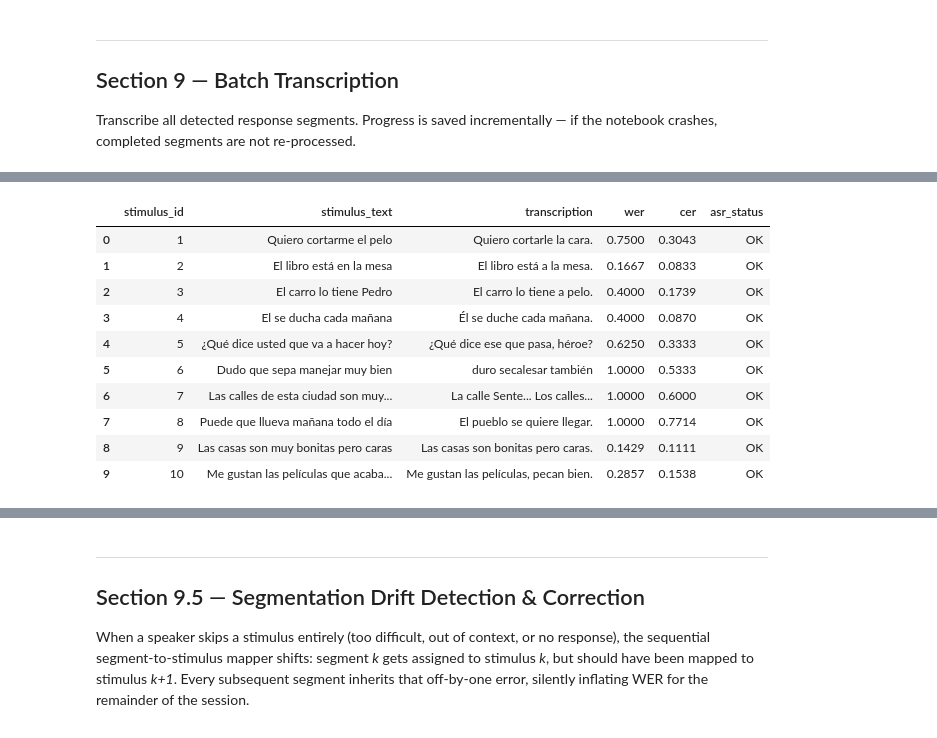
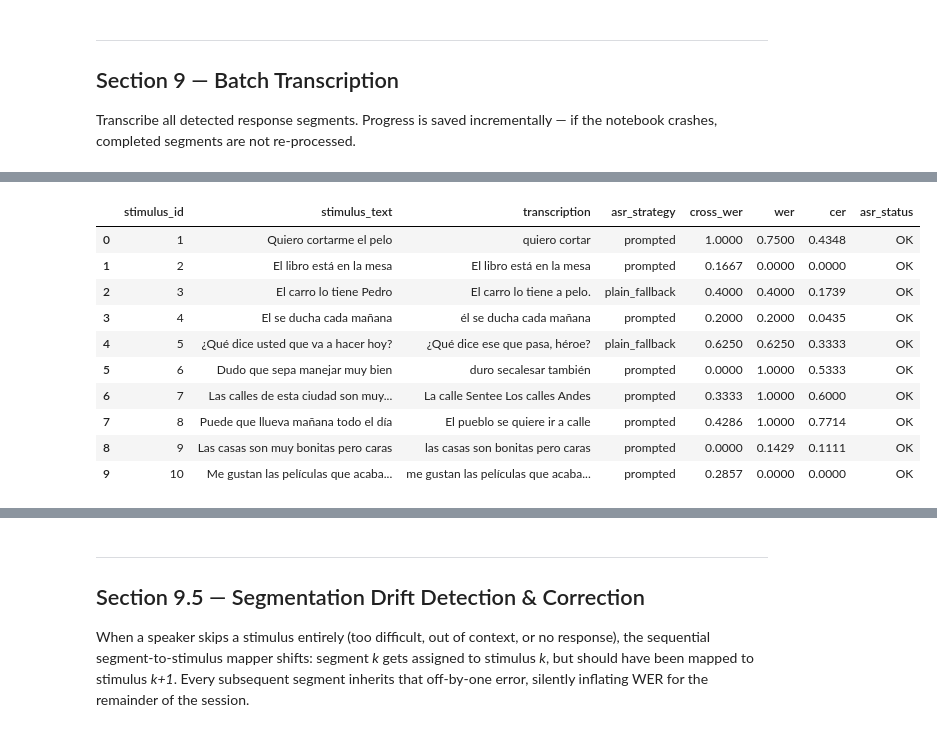
Before and after one commit to gupta-tilak/autoeit_humanai, a Jupyter notebook: eit_transcription.ipynb, the cells around one changed output, grey strips where cells are left out. Cells and saved outputs as stored; diff of their text form; code cells hidden in the pictures.

Commit message:
implemented Stimulus Prompted Decoding

```diff
--- a/eit_transcription.ipynb
+++ b/eit_transcription.ipynb
@@ -756,13 +863,23 @@ checkpoint = load_checkpoint(CHECKPOINT_PATH)
 
 
 def run_batch_transcription(to_transcribe_df, model, backend, checkpoint,
-                              checkpoint_path, output_dir):
+                              checkpoint_path, output_dir,
+                              use_stimulus_prompt=True):
     """
     Transcribe all segments, with checkpointing and per-segment error handling.
 
+    Parameters
+    ----------
+    use_stimulus_prompt : bool (default True)
+        When True, calls transcribe_with_stimulus_prompt() for each segment,
+        passing the stimulus sentence as initial_prompt.  Records an extra set
+        of columns: text_prompted, text_plain, asr_strategy, over_anchored,
+        cross_wer.  The chosen transcription (after over-anchoring guard) is
+        stored in the 'transcription' column as usual.
+
     Returns DataFrame with transcription + scoring results.
     """
-    results = []
+    results    = []
     total_time = 0.0
 
     for _, row in tqdm(to_transcribe_df.iterrows(),
@@ -785,16 +902,32 @@ def run_batch_transcription(to_transcribe_df, model, backend, checkpoint,
 
         # ── Transcribe ───────────────────────────────────────────────────
         try:
-            asr = transcribe(file_path, model, backend)
+            if use_stimulus_prompt:
+                asr = transcribe_with_stimulus_prompt(
+                    file_path, model, backend,
+                    stimulus_text=row['stimulus_text'],
+                )
+            else:
+                asr = transcribe(file_path, model, backend)
+                # Normalise to the extended schema so downstream code is uniform
+                asr.setdefault('text_prompted', asr['text'])
+                asr.setdefault('text_plain',    asr['text'])
+                asr.setdefault('strategy',      'plain_only')
+                asr.setdefault('over_anchored', False)
+                asr.setdefault('cross_wer',     0.0)
         except Exception as e:
             print(f"\n  ERROR on stimulus {sid}: {e}")
-            asr = {'text': '', 'no_speech_prob': 1.0, 'words': [],
-                   'backend': backend, 'elapsed_s': 0.0}
+            asr = {
+                'text': '', 'text_prompted': '', 'text_plain': '',
+                'strategy': 'error', 'over_anchored': False, 'cross_wer': 1.0,
+                'no_speech_prob': 1.0, 'words': [],
+                'backend': backend, 'elapsed_s': 0.0,
+            }
 
         # ── Score ────────────────────────────────────────────────────────
         scores = score_transcription(asr['text'], row['stimulus_text'])
 
-        # ── Flag silence / no-speech ────────────────────────────────────
+        # ── Flag silence / no-speech ─────────────────────────────────────
         is_silence = asr['no_speech_prob'] >= NO_SPEECH_THRESH
         asr_status = 'SILENCE' if is_silence else ('OK' if asr['text'].strip() else 'EMPTY')
 
@@ -806,6 +939,11 @@ def run_batch_transcription(to_transcribe_df, model, backend, checkpoint,
             'response_duration': row['response_duration'],
             'response_file'    : file_path,
             'transcription'    : asr['text'],
+            'text_prompted'    : asr.get('text_prompted', asr['text']),
+            'text_plain'       : asr.get('text_plain',    asr['text']),
+            'asr_strategy'     : asr.get('strategy',      'plain_only'),
+            'over_anchored'    : asr.get('over_anchored', False),
+            'cross_wer'        : asr.get('cross_wer',     0.0),
             'transcription_norm': scores['hyp_norm'],
             'stimulus_norm'    : scores['ref_norm'],
             'wer'              : scores['wer'],
@@ -828,8 +966,9 @@ def run_batch_transcription(to_transcribe_df, model, backend, checkpoint,
             save_checkpoint(checkpoint_path, checkpoint)
 
     save_checkpoint(checkpoint_path, checkpoint)
+    mode_label = "stimulus-prompted" if use_stimulus_prompt else "plain"
     print(f"\nTotal transcription time: {total_time:.1f}s "
-          f"({total_time/max(len(results),1):.2f}s/seg avg)")
+          f"({total_time/max(len(results),1):.2f}s/seg avg)  [{mode_label}]")
     return pd.DataFrame(results)
 
 
@@ -843,6 +982,11 @@ def _make_missing_record(row):
         'response_duration': row.get('response_duration', None),
         'response_file'    : str(row.get('response_file', '')),
         'transcription'    : '',
+        'text_prompted'    : '',
+        'text_plain'       : '',
+        'asr_strategy'     : 'N/A',
+        'over_anchored'    : False,
+        'cross_wer'        : None,
         'transcription_norm': '',
         'stimulus_norm'    : normalize_text(row['stimulus_text']),
         'wer'              : None,
@@ -858,9 +1002,11 @@ def _make_missing_record(row):
 
 
 # ── Run batch ────────────────────────────────────────────────────────────
+# use_stimulus_prompt=True enables two-pass decoding with over-anchoring guard
 transcription_df = run_batch_transcription(
     to_transcribe, model, ACTIVE_BACKEND,
-    checkpoint, CHECKPOINT_PATH, OUTPUT_DIR
+    checkpoint, CHECKPOINT_PATH, OUTPUT_DIR,
+    use_stimulus_prompt=True,
 )
 
 # ── Merge in MISSING segments from segmentation ──────────────────────────
@@ -872,5 +1018,5 @@ if not missing_segs.empty:
 transcription_df = transcription_df.sort_values('stimulus_id').reset_index(drop=True)
 
 print(f"\nTranscription complete: {len(transcription_df)} rows")
-transcription_df[['stimulus_id','stimulus_text','transcription','wer','cer','asr_status']].head(10)
+transcription_df[['stimulus_id','stimulus_text','transcription','asr_strategy','cross_wer','wer','cer','asr_status']].head(10)
 # %% [output]
@@ -878,13 +1024,13 @@ Total transcription time: 389.7s (12.99s/seg avg)
 
 Transcription complete: 30 rows
-|  | stimulus_id | stimulus_text | transcription | wer | cer | asr_status |
-| 0 | 1 | Quiero cortarme el pelo | Quiero cortarle la cara. | 0.7500 | 0.3043 | OK |
-| 1 | 2 | El libro está en la mesa | El libro está a la mesa. | 0.1667 | 0.0833 | OK |
-| 2 | 3 | El carro lo tiene Pedro | El carro lo tiene a pelo. | 0.4000 | 0.1739 | OK |
-| 3 | 4 | El se ducha cada mañana | Él se duche cada mañana. | 0.4000 | 0.0870 | OK |
-| 4 | 5 | ¿Qué dice usted que va a hacer hoy? | ¿Qué dice ese que pasa, héroe? | 0.6250 | 0.3333 | OK |
-| 5 | 6 | Dudo que sepa manejar muy bien | duro secalesar también | 1.0000 | 0.5333 | OK |
-| 6 | 7 | Las calles de esta ciudad son muy... | La calle Sente... Los calles... | 1.0000 | 0.6000 | OK |
-| 7 | 8 | Puede que llueva mañana todo el día | El pueblo se quiere llegar. | 1.0000 | 0.7714 | OK |
-| 8 | 9 | Las casas son muy bonitas pero caras | Las casas son bonitas pero caras. | 0.1429 | 0.1111 | OK |
-| 9 | 10 | Me gustan las películas que acaba... | Me gustan las películas, pecan bien. | 0.2857 | 0.1538 | OK |
+|  | stimulus_id | stimulus_text | transcription | asr_strategy | cross_wer | wer | cer | asr_status |
+| 0 | 1 | Quiero cortarme el pelo | quiero cortar | prompted | 1.0000 | 0.7500 | 0.4348 | OK |
+| 1 | 2 | El libro está en la mesa | El libro está en la mesa | prompted | 0.1667 | 0.0000 | 0.0000 | OK |
+| 2 | 3 | El carro lo tiene Pedro | El carro lo tiene a pelo. | plain_fallback | 0.4000 | 0.4000 | 0.1739 | OK |
+| 3 | 4 | El se ducha cada mañana | él se ducha cada mañana | prompted | 0.2000 | 0.2000 | 0.0435 | OK |
+| 4 | 5 | ¿Qué dice usted que va a hacer hoy? | ¿Qué dice ese que pasa, héroe? | plain_fallback | 0.6250 | 0.6250 | 0.3333 | OK |
+| 5 | 6 | Dudo que sepa manejar muy bien | duro secalesar también | prompted | 0.0000 | 1.0000 | 0.5333 | OK |
+| 6 | 7 | Las calles de esta ciudad son muy... | La calle Sentee Los calles Andes | prompted | 0.3333 | 1.0000 | 0.6000 | OK |
+| 7 | 8 | Puede que llueva mañana todo el día | El pueblo se quiere ir a calle | prompted | 0.4286 | 1.0000 | 0.7714 | OK |
+| 8 | 9 | Las casas son muy bonitas pero caras | las casas son bonitas pero caras | prompted | 0.0000 | 0.1429 | 0.1111 | OK |
+| 9 | 10 | Me gustan las películas que acaba... | me gustan las películas que acaba... | prompted | 0.2857 | 0.0000 | 0.0000 | OK |
```
Also changed, not shown: parts of 5 cells of this notebook, 1 other file.
